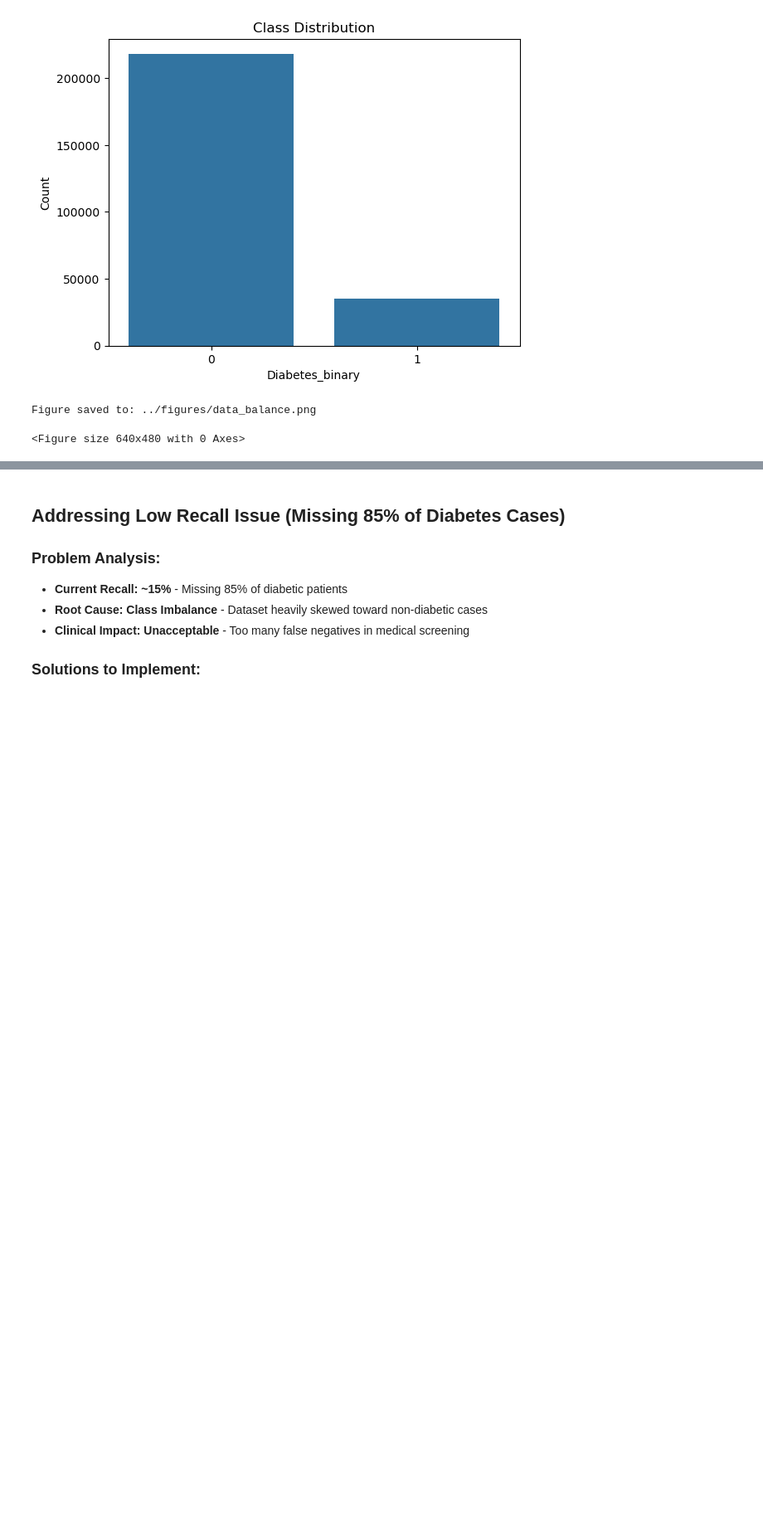
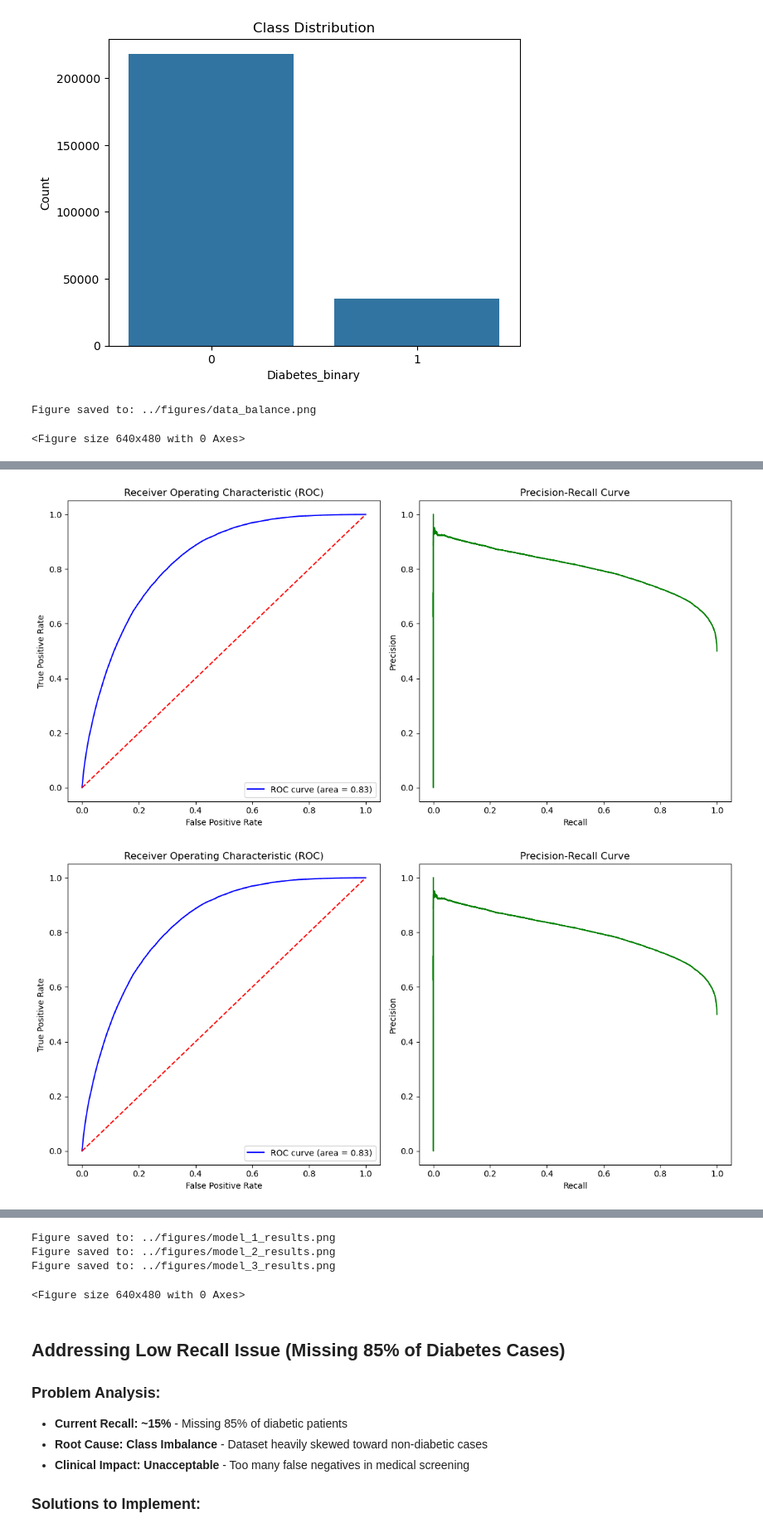
Before and after one commit to codewithprags/MlP-Capstone, a Jupyter notebook: scripts/main.ipynb, the cells around one changed output, grey strips where cells are left out. Shown at 83% size. Drawn from its saved outputs; the diff is of its cells as text; code cells hidden in the pictures; blank space fills up the shorter version.

```diff
--- a/scripts/main.ipynb
+++ b/scripts/main.ipynb
@@ -90,7 +104,7 @@ trained_model = mlp.train_mlp(clean_data)
 
 
 clean_data2 = mlp.clean_data(data)
-#corr_matrix= mlp.cor_matrix(clean_data)
+corr_matrix= mlp.cor_matrix(clean_data2)
 clean_data2 = mlp.scale_features(clean_data2)
-
-trained2_model= mlp.train_mlp(clean_data2)
+clean_data2 = mlp.select_features(clean_data2)
+clean_data2 = test.fix_oversampling(clean_data2)
@@ -107,0 +145,12 @@ mlp.visualize_results(trained3_model, clean_data)
+# %%
+### Visualize the results with AUROC and PR curves
+model_1 = mlp.visualize_results(trained_model, clean_data)
+model_2 = mlp.visualize_results(trained2_model, clean_data2)
+model_3 = mlp.visualize_results(trained3_model, clean_data)
+# Save the figures
+save_figure(model_1, "../figures/model_1_results.png")
+save_figure(model_2, "../figures/model_2_results.png")
+save_figure(model_3, "../figures/model_3_results.png")
+# %% [output]
+[figure, added]
+[figure, added]
@@ -108,3 +158,7 @@ mlp.visualize_results(trained3_model, clean_data)
+Figure saved to: ../figures/model_1_results.png
+Figure saved to: ../figures/model_2_results.png
+Figure saved to: ../figures/model_3_results.png
+<Figure size 640x480 with 0 Axes>
 # %% [markdown]
 ## Addressing Low Recall Issue (Missing 85% of Diabetes Cases)
 
```
Also changed, not shown: parts of 14 cells of this notebook, 3 other files.
